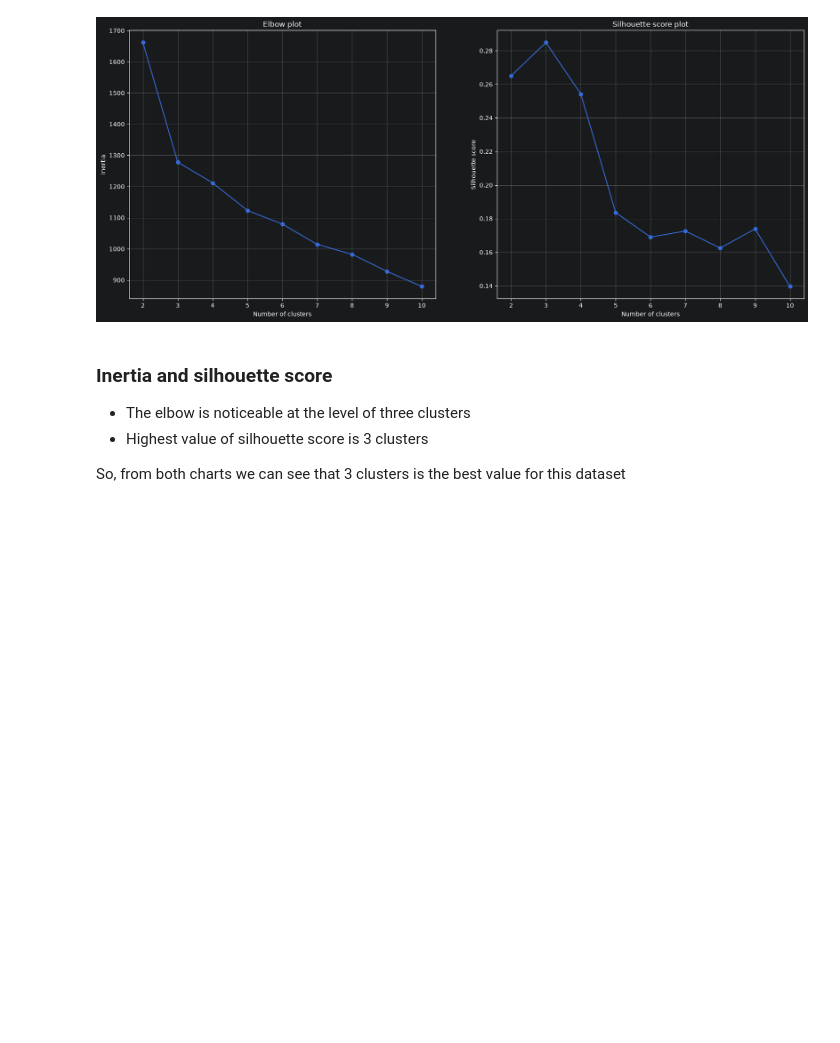
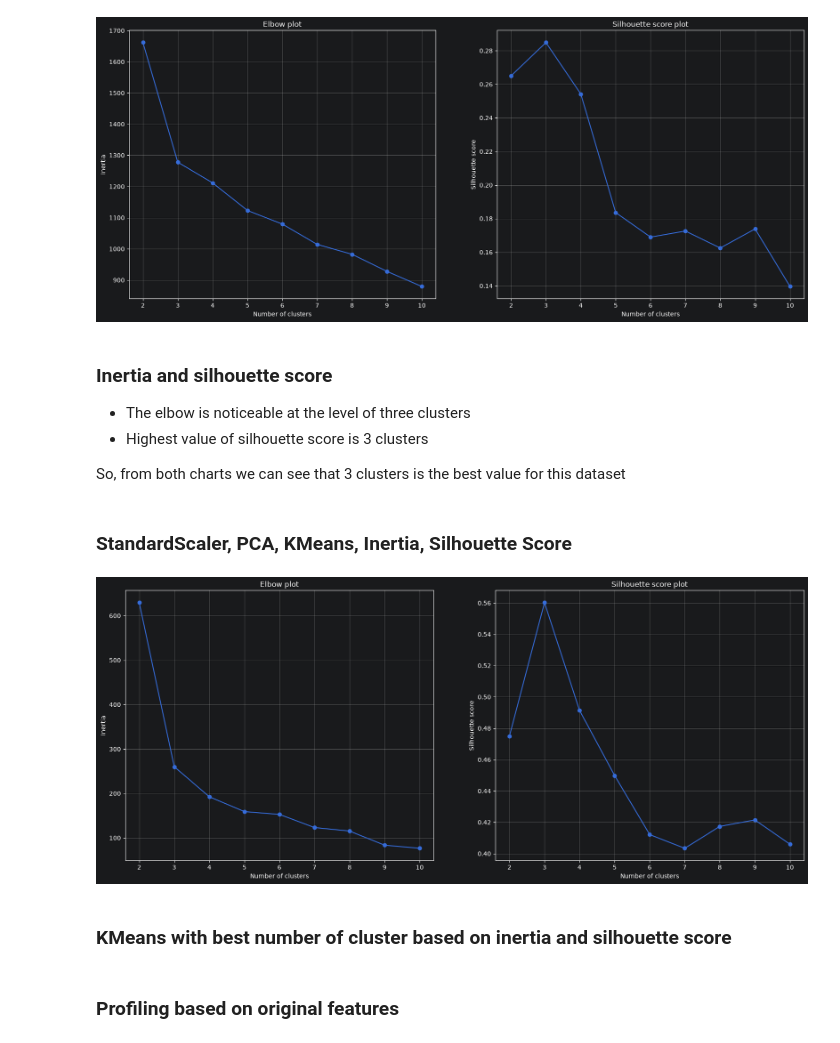
Before and after one commit to xJacoob/MachineLearning, a Jupyter notebook: UnsupervisedLearning/Wine/wine_pca_kmeans.ipynb, the cells around one changed output. Cells and saved outputs as stored; diff of their text form; code cells hidden in the pictures; blank space fills up the shorter version.

```diff
--- a/UnsupervisedLearning/Wine/wine_pca_kmeans.ipynb
+++ b/UnsupervisedLearning/Wine/wine_pca_kmeans.ipynb
@@ -131,3 +131,42 @@ ax2.grid(True)
  - Highest value of silhouette score is 3 clusters
 
 So, from both charts we can see that 3 clusters is the best value for this dataset
+# %% [markdown]
+### StandardScaler, PCA, KMeans, Inertia, Silhouette Score
+# %%
+inertias = []
+silhouettes = []
+
+for k in range(2, 11):
+    km_pipeline = Pipeline([
+    ('scaler', StandardScaler()),
+    ('pca', PCA(n_components=2)),
+    ('kmeans', KMeans(n_clusters=k, random_state=42))
+])
+
+    km_pipeline.fit(X)
+    inertia = km_pipeline['kmeans'].inertia_
+    inertias.append(inertia)
+
+    X_scaled = km_pipeline[:-1].transform(X)
+    labels = km_pipeline['kmeans'].labels_
+    score = silhouette_score(X_scaled, labels)
+    silhouettes.append(score)
+
+fig, (ax1, ax2) = plt.subplots(1, 2, figsize=(20, 8))
+
+ax1.plot(range(2, 11), inertias, marker='o', linestyle='-')
+ax1.set_title("Elbow plot")
+ax1.set_xlabel("Number of clusters")
+ax1.set_ylabel("Inertia")
+ax1.grid(True)
+
+ax2.plot(range(2, 11), silhouettes, marker='o', linestyle='-')
+ax2.set_title("Silhouette score plot")
+ax2.set_xlabel("Number of clusters")
+ax2.set_ylabel("Silhouette score")
+ax2.grid(True)
+# %% [output]
+[figure, added]
+# %% [markdown]
+### KMeans with best number of cluster based on inertia and silhouette score
@@ -133,0 +182,2 @@ So, from both charts we can see that 3 clusters is the best value for this datas
+# %% [markdown]
+### Profiling based on original features
```
Also changed, not shown: parts of 5 cells of this notebook, 1 other file.
